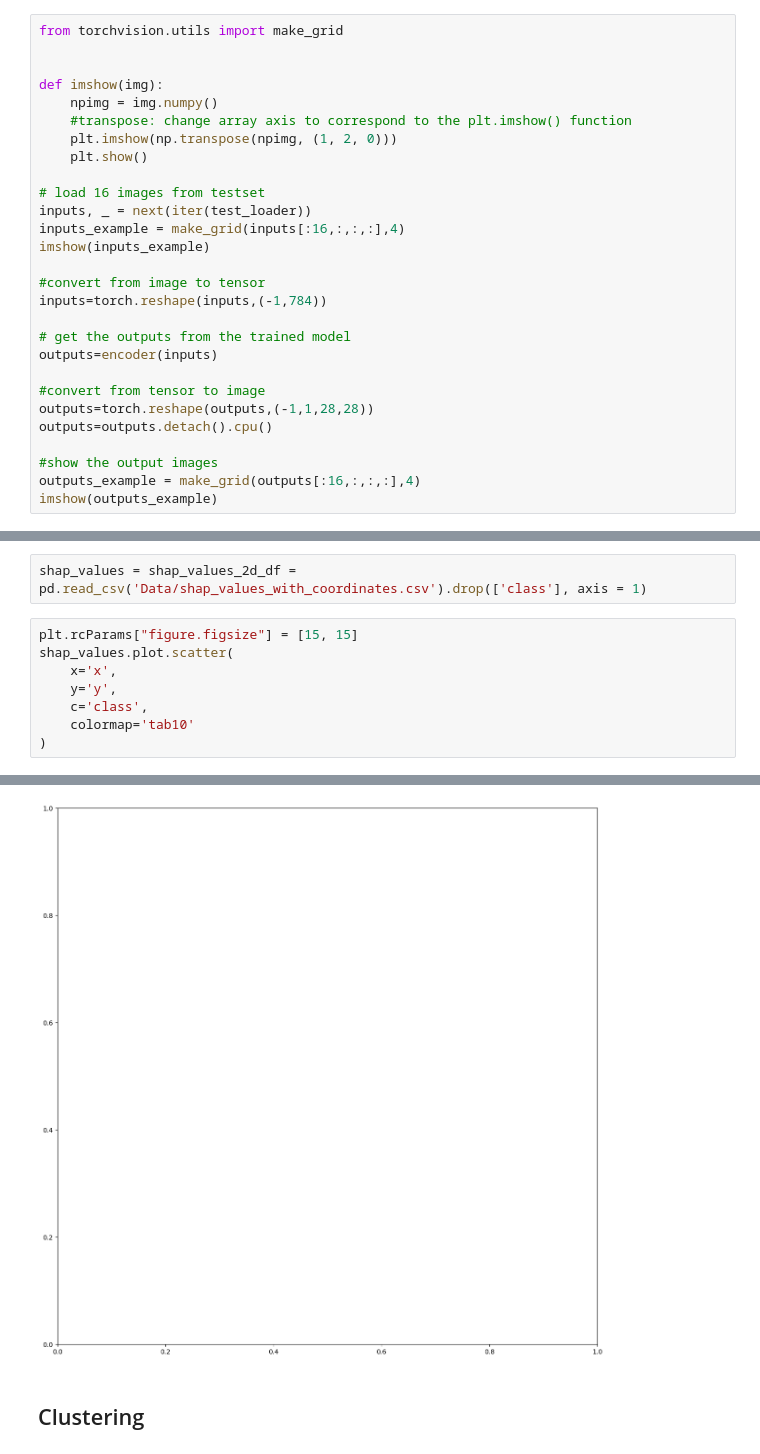
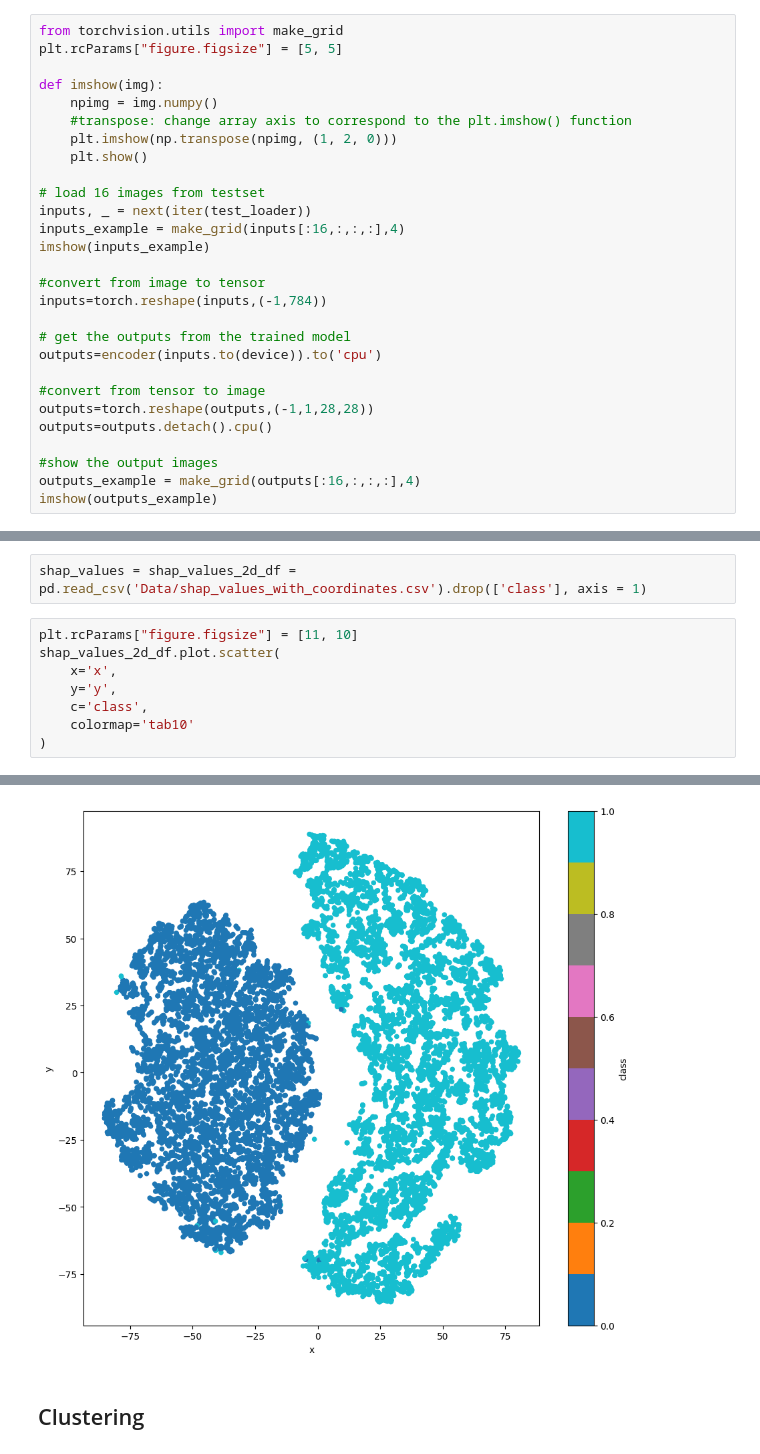
Before and after one commit to c1014695Newcastle/PyTorchJacard, a Jupyter notebook: Model_WORKING.ipynb, the cells around one changed output, grey strips where cells are left out. Cells and saved outputs as stored; diff of their text form.

```diff
--- a/Model_WORKING.ipynb
+++ b/Model_WORKING.ipynb
@@ -258,6 +301,6 @@ Epoch: 99       Training Loss: 0.789237
 # %%
 from torchvision.utils import make_grid
-
+plt.rcParams["figure.figsize"] = [5, 5]
 
 def imshow(img):
     npimg = img.numpy()
@@ -274,7 +317,7 @@ imshow(inputs_example)
 inputs=torch.reshape(inputs,(-1,784))
 
 # get the outputs from the trained model
-outputs=encoder(inputs)
+outputs=encoder(inputs.to(device)).to('cpu')
 
 #convert from tensor to image
 outputs=torch.reshape(outputs,(-1,1,28,28))
@@ -394,8 +455,8 @@ shap_values_2d_df = pd.read_csv('Data/shap_values_2d.csv')
 # %%
 shap_values = shap_values_2d_df = pd.read_csv('Data/shap_values_with_coordinates.csv').drop(['class'], axis = 1)
 # %%
-plt.rcParams["figure.figsize"] = [15, 15]
-shap_values.plot.scatter(
+plt.rcParams["figure.figsize"] = [11, 10]
+shap_values_2d_df.plot.scatter(
     x='x',
     y='y',
     c='class',
@@ -406,4 +467,4 @@ ValueError: 'c' argument must be a color, a sequence of colors, or a sequence of
-[figure, old version]
+[figure, new version]
 # %% [markdown]
 ## Clustering
 # %%
```
Also changed, not shown: parts of 22 cells of this notebook, 7 other files.
